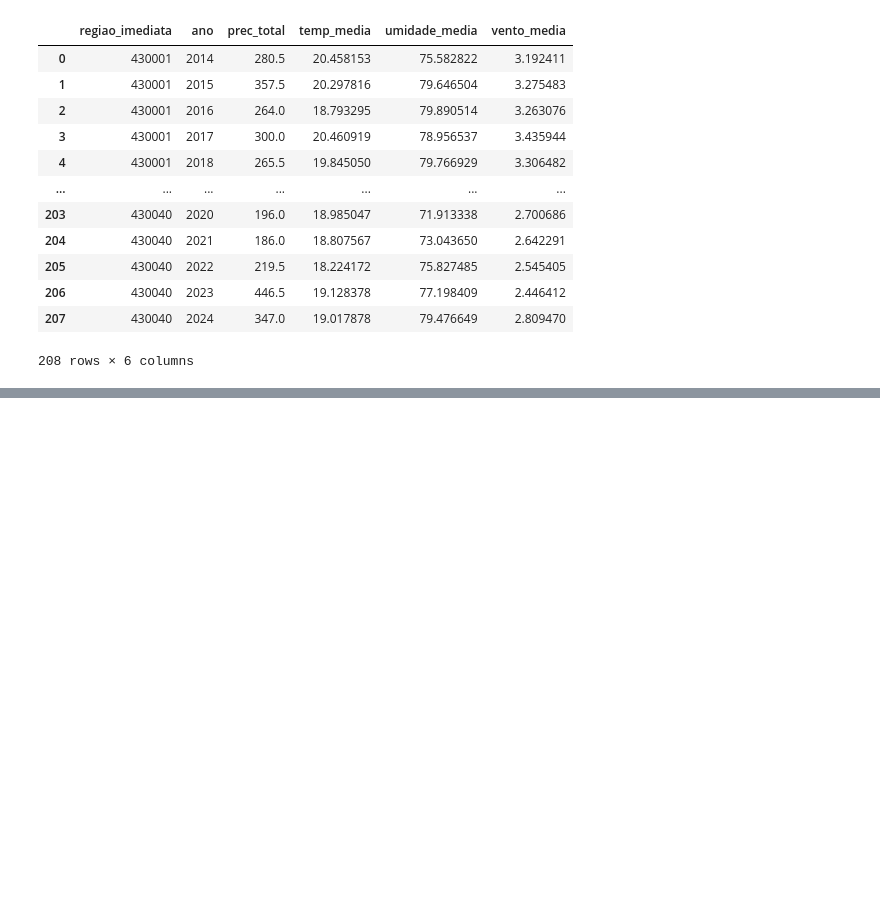
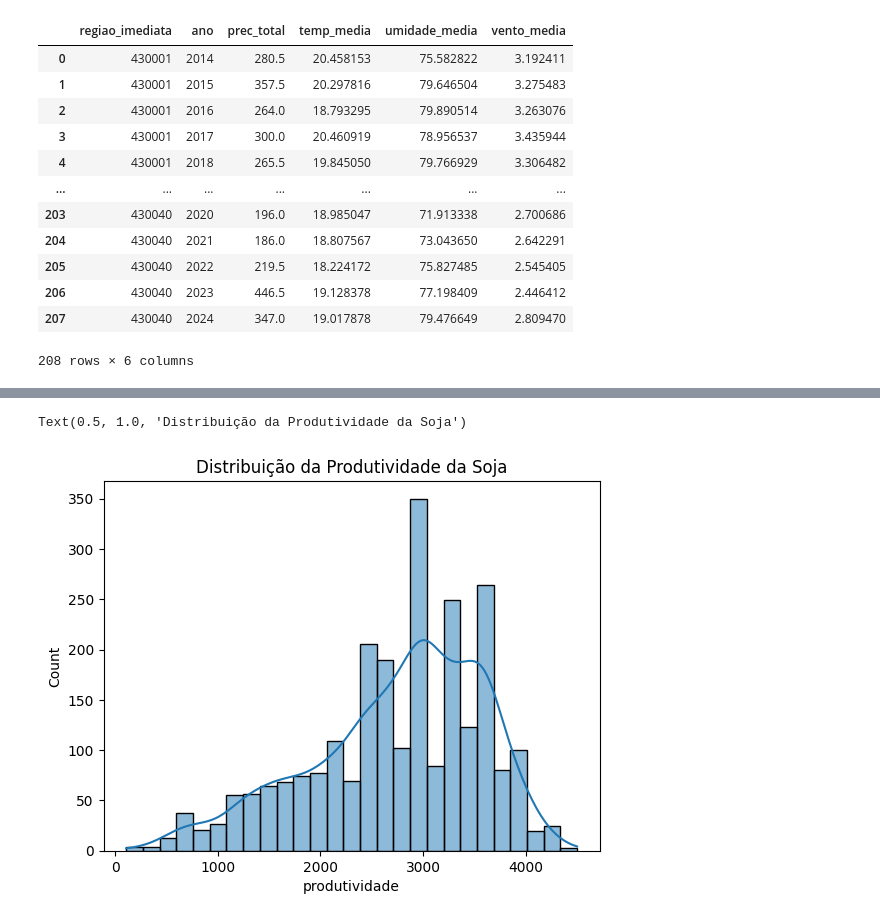
Before and after one commit to brunomumbach27/Projeto-Em-Business-Intelligence-e-Analytics, a Jupyter notebook: notebooks/predictive analytics/main.ipynb, the cells around one changed output, grey strips where cells are left out. Drawn from its saved outputs; the diff is of its cells as text; code cells hidden in the pictures; blank space fills up the shorter version.

```diff
--- a/notebooks/predictive analytics/main.ipynb
+++ b/notebooks/predictive analytics/main.ipynb
@@ -154,12 +169,0 @@ display(df)
-# %%
-#Feature Engineering
-df['area_total'] = df[['Milho', 'Soja', 'Trigo']].sum(axis=1)
-df['area_total'] = df['area_total'].replace(0, np.nan)
-
-# proporções
-df['perc_soja'] = df['Soja'] / df['area_total']
-df['perc_milho'] = df['Milho'] / df['area_total']
-df['perc_trigo'] = df['Trigo'] / df['area_total']
-
-# clima derivado (ajustado)
-df['precipitacao_por_dia'] = df['prec_total'] / 365
@@ -373,0 +170,17 @@ df_modelo.to_csv("../data/dados_tratados/base_modelo_final.csv", index=False)
+# %%
+#Remoção de registros sem dados meteorológicos
+
+df = df.dropna(subset=['prec_total', 'temp_media', 'umidade_media'])
+# %%
+df_modelo = df[['prec_total', 'temp_media', 'umidade_media', 'Soja']].dropna()
+
+df_modelo = df_modelo.rename(columns={'Soja': 'produtividade'})
+# %%
+import seaborn as sns
+import matplotlib.pyplot as plt
+
+sns.histplot(df_modelo['produtividade'], kde=True)
+plt.title('Distribuição da Produtividade da Soja')
+# %% [output]
+Text(0.5, 1.0, 'Distribuição da Produtividade da Soja')
+[figure, added]
```
Also changed, not shown: parts of 19 cells of this notebook.
